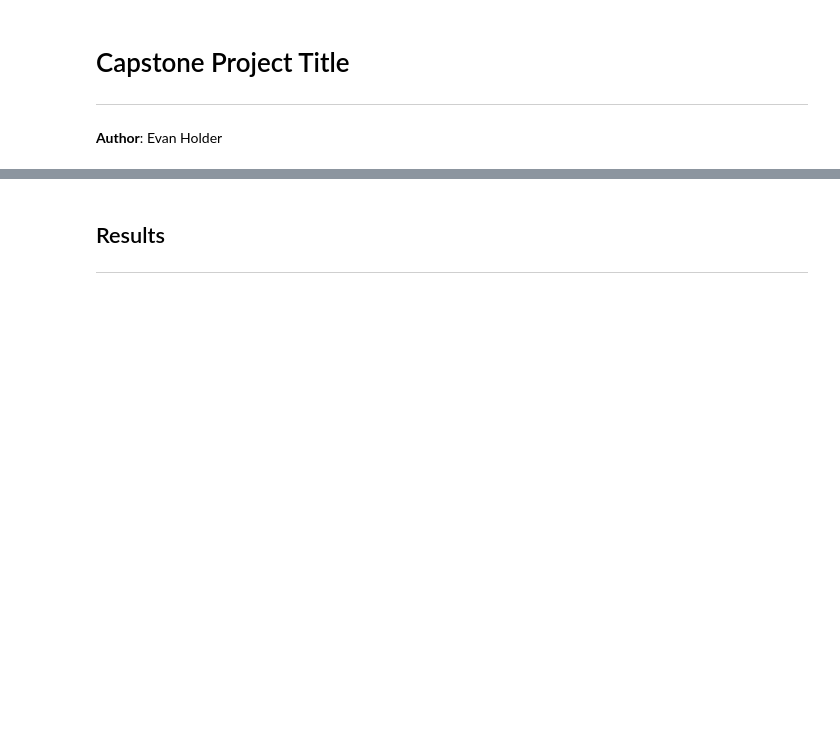
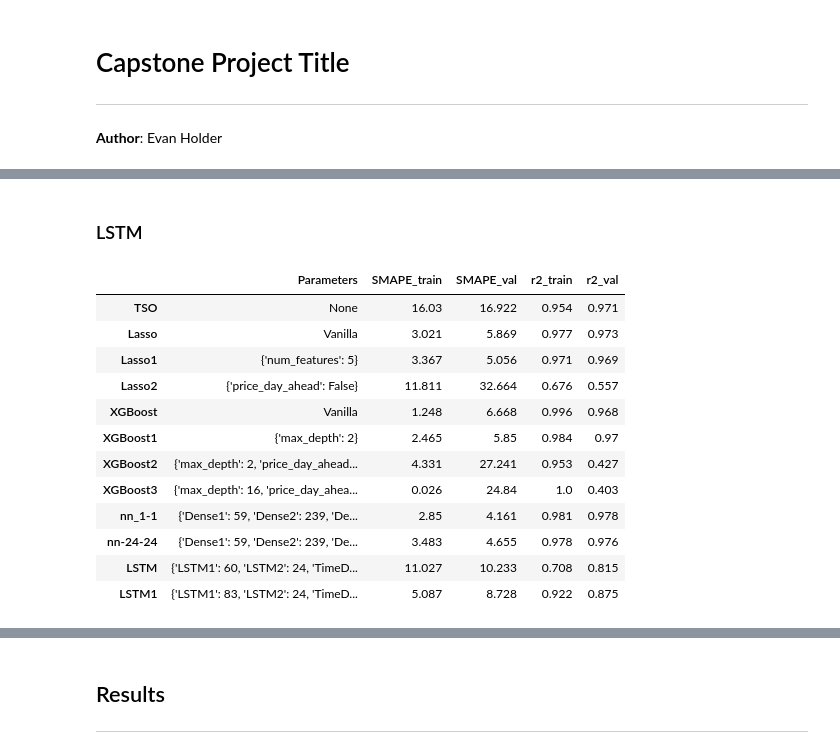
Before and after one commit to EvanHolder/Predicting-Energy-Markets-in-Spain, a Jupyter notebook: notebooks/capstone.ipynb, the cells around one changed output, grey strips where cells are left out. Cells and saved outputs as stored; diff of their text form; code cells hidden in the pictures; blank space fills up the shorter version.

Commit message:
update through LSTM-DNN

```diff
--- a/notebooks/capstone.ipynb
+++ b/notebooks/capstone.ipynb
@@ -64,0 +168,2 @@ ___
+# %%
+df_xg = df_lag.drop(columns=price_cols)
@@ -64,0 +387,3 @@ ___
+# %%
+nn1 = compile_fit(nn, (X_train,y_train), (X_val, y_val), patience=10,
+                  loss = tf.keras.metrics.mean_absolute_error)
@@ -64,0 +408,7 @@ ___
+# %%
+params = {'Dense1':59,
+          'Dense2':239,
+          'Dense3':162,
+          'Dense3':1}
+results_actual['nn_1-1'] = compute_metrics(nn1, params, (X_train,y_train), (X_val, y_val))
+results_actual.T
@@ -64,0 +429,3 @@ ___
+# %%
+# Split Data
+X_train, y_train, X_val, y_val = split_data(df_nn, 2020, 'price_actual')
@@ -64,0 +467,45 @@ ___
+# %% [markdown]
+### LSTM
+# %%
+'''# Split the data into train and validation
+X_train, y_train, X_val, y_val = split_data(df_nn, 2020, 'price_actual')
+
+# Reorganize the training and testing data into batches
+X_train, y_train = resample((X_train, y_train), 24*7, 24, 24)
+X_val, y_val = resample((X_val,y_val), 24*7, 24, 24)
+
+# Input Shape
+input_shape = (X_train.shape[1], X_train.shape[2])
+
+# Instantiate model and build layers
+nn = models.Sequential()
+nn.add(layers.LSTM(60, activation='tanh', input_shape=input_shape))
+nn.add(layers.RepeatVector(y_train.shape[1]))
+nn.add(layers.LSTM(24, activation='tanh', return_sequences=True))
+nn.add(TimeDistributed(layers.Dense(1)))
+
+# Compile Fit
+nn3 = compile_fit(nn, (X_train, y_train), (X_val, y_val))
+
+# Append results
+params = {'LSTM1':60,
+          'LSTM2':24,
+          'TimeDistributed':1,
+          'input_win':'7-days'}
+
+results_actual['LSTM'] = compute_metrics(nn3, params, (X_train,y_train), (X_val,y_val))'''
+results_actual.T
+# %% [output]
+|  | Parameters | SMAPE_train | SMAPE_val | r2_train | r2_val |
+| TSO | None | 16.03 | 16.922 | 0.954 | 0.971 |
+| Lasso | Vanilla | 3.021 | 5.869 | 0.977 | 0.973 |
+| Lasso1 | {'num_features': 5} | 3.367 | 5.056 | 0.971 | 0.969 |
+| Lasso2 | {'price_day_ahead': False} | 11.811 | 32.664 | 0.676 | 0.557 |
+| XGBoost | Vanilla | 1.248 | 6.668 | 0.996 | 0.968 |
+| XGBoost1 | {'max_depth': 2} | 2.465 | 5.85 | 0.984 | 0.97 |
+| XGBoost2 | {'max_depth': 2, 'price_day_ahead... | 4.331 | 27.241 | 0.953 | 0.427 |
+| XGBoost3 | {'max_depth': 16, 'price_day_ahea... | 0.026 | 24.84 | 1.0 | 0.403 |
+| nn_1-1 | {'Dense1': 59, 'Dense2': 239, 'De... | 2.85 | 4.161 | 0.981 | 0.978 |
+| nn-24-24 | {'Dense1': 59, 'Dense2': 239, 'De... | 3.483 | 4.655 | 0.978 | 0.976 |
+| LSTM | {'LSTM1': 60, 'LSTM2': 24, 'TimeD... | 11.027 | 10.233 | 0.708 | 0.815 |
+| LSTM1 | {'LSTM1': 83, 'LSTM2': 24, 'TimeD... | 5.087 | 8.728 | 0.922 | 0.875 |
```
Also changed, not shown: parts of 47 cells of this notebook.
